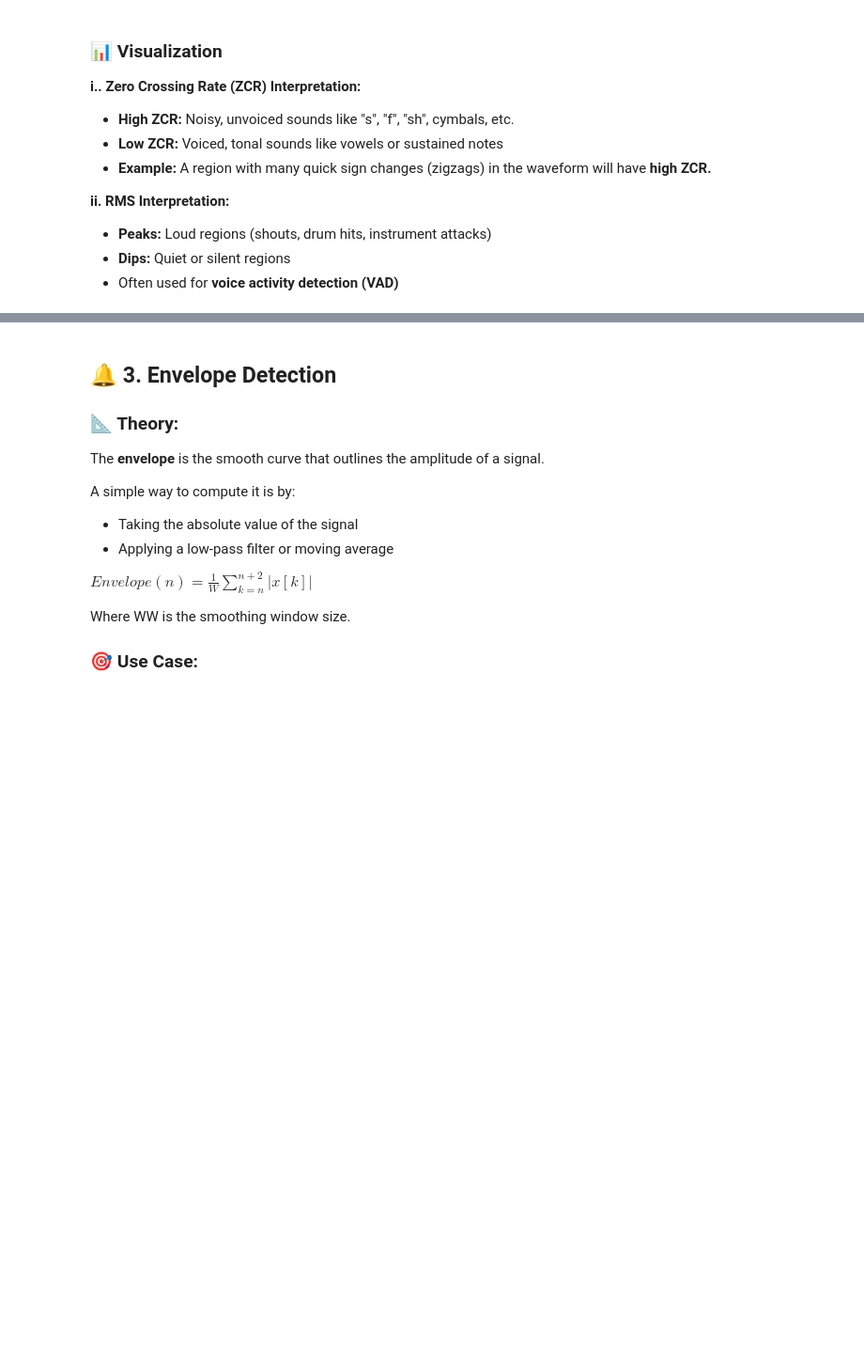
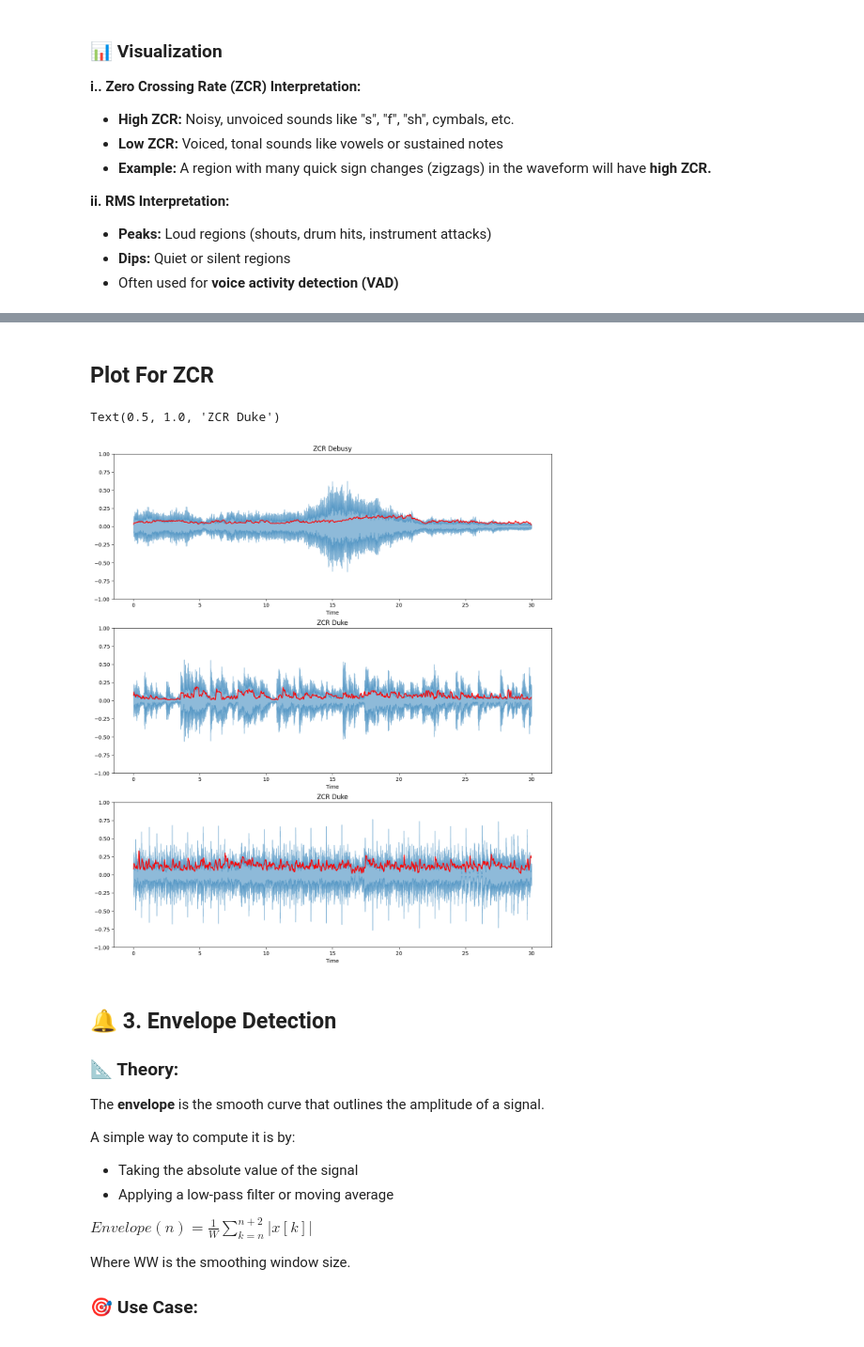
Before and after one commit to sbhusal123/audio-signal-processing, a Jupyter notebook: Feature Extraction And Engineering For Audio/Time Domain Features.ipynb, the cells around one changed output, grey strips where cells are left out. Shown at 94% size. Cells and saved outputs as stored; diff of their text form; code cells hidden in the pictures; blank space fills up the shorter version.

```diff
--- a/Feature Extraction And Engineering For Audio/Time Domain Features.ipynb
+++ b/Feature Extraction And Engineering For Audio/Time Domain Features.ipynb
@@ -53,2 +55,5 @@ import matplotlib.pyplot as plt
+# %%
+FRAME_SIZE = 1024
+HOP_LENGTH = 512
 # %% [markdown]
 ### Loading and Playing Soung
@@ -106,3 +118,34 @@ plt.show()
+# %% [markdown]
+## Plot For ZCR
+# %%
+zcr_debussy = librosa.feature.zero_crossing_rate(y_deb, frame_length=FRAME_SIZE, hop_length=HOP_LENGTH)[0]
+zcr_redhot = librosa.feature.zero_crossing_rate(y_redhot, frame_length=FRAME_SIZE, hop_length=HOP_LENGTH)[0]
+zcr_duke = librosa.feature.zero_crossing_rate(y_duke, frame_length=FRAME_SIZE, hop_length=HOP_LENGTH)[0]
+
+
+plt.figure(figsize=(15, 17))
+
+ax = plt.subplot(3, 1, 1)
+librosa.display.waveshow(y_deb, alpha=0.5)
+plt.plot(t, zcr_deb, color="r")
+plt.ylim(-1, 1)
+plt.title("ZCR Debusy")
+
+
+ax = plt.subplot(3, 1, 2)
+librosa.display.waveshow(y_duke, alpha=0.5)
+plt.plot(t, zcr_duke, color="r")
+plt.ylim(-1, 1)
+plt.title("ZCR Duke")
+
+ax = plt.subplot(3, 1, 3)
+librosa.display.waveshow(y_redhot, alpha=0.5)
+plt.plot(t, zcr_redhot, color="r")
+plt.ylim(-1, 1)
+plt.title("ZCR Duke")
+# %% [output]
+Text(0.5, 1.0, 'ZCR Duke')
+[figure, added]
 # %% [markdown]
 ## 🔔 3. Envelope Detection
 
```
Also changed, not shown: parts of 18 cells of this notebook, 3 other files.
